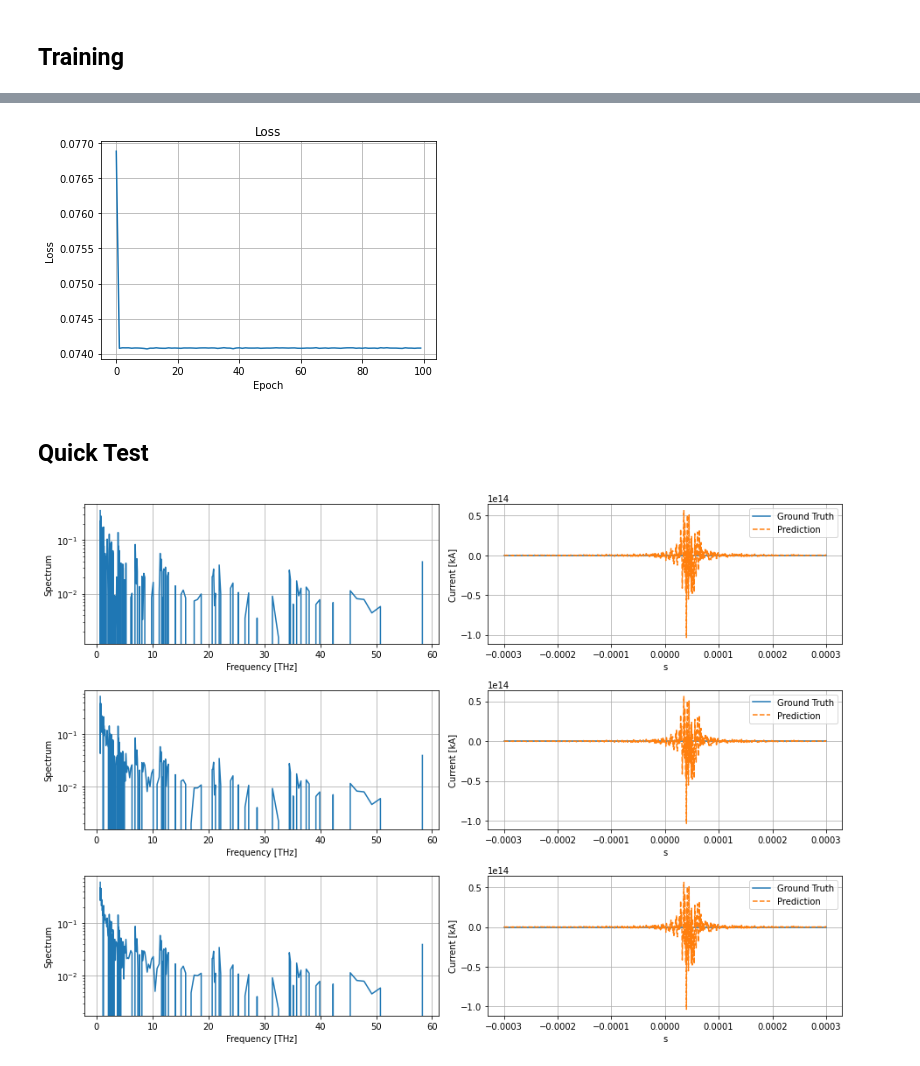
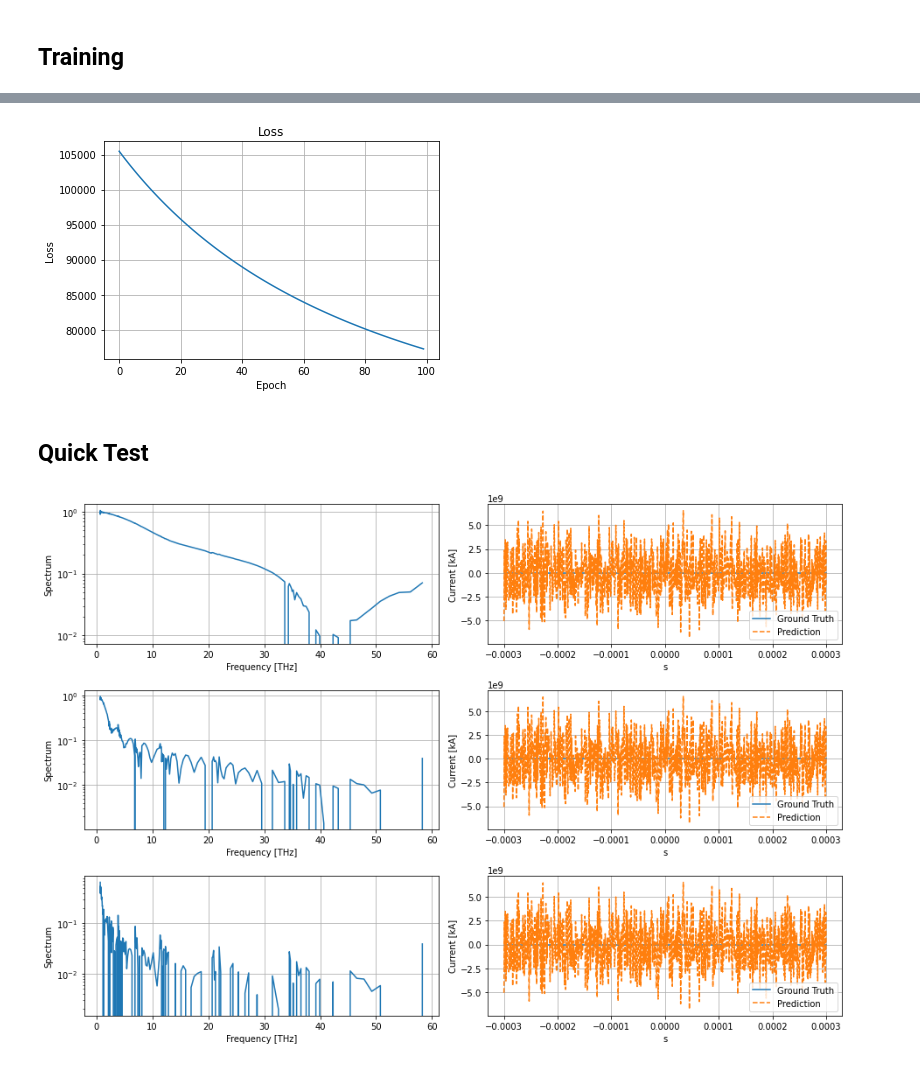
Before and after one commit to jank324/spectral-vd-euxfel, a Jupyter notebook: spectral_vd_keras.ipynb, the cells around one changed output, grey strips where cells are left out. Saved outputs shown, nothing was run; the diff lists cells and outputs as text; code cells hidden in the pictures.

```diff
--- a/spectral_vd_keras.ipynb
+++ b/spectral_vd_keras.ipynb
@@ -35,3 +33,6 @@ sample_indicies = [1, 42, 324]
+# %%
+# sample_indicies = [1, 42, 324]
+sample_indicies = np.random.randint(0, len(data), 3)
 # %%
 plt.figure(figsize=(13,3))
 
@@ -105,7 +106,7 @@ formfactor_scaler = MinMaxScaler()
 scaled_formfactors = formfactor_scaler.fit_transform(formfactors)
 
 current_scaler = MinMaxScaler()
-scaled_currents = current_scaler.fit_transform(currents)
+scaled_currents = currents # current_scaler.fit_transform(currents)
 # %%
 scaled_formfactors.min(), scaled_formfactors.max()
 # %% [output]
@@ -134,5 +130,5 @@ model.compile(optimizer="adam", loss="mse")
 # %% [markdown]
 ## Training
 # %%
-history = model.fit(shortened_formfactors, shortened_currents, epochs=100)
+history = model.fit(scaled_formfactors, scaled_currents, epochs=1000)
 # %% [output]
@@ -161,7 +158,7 @@ plt.ylabel("Loss")
 plt.grid()
 plt.show()
 # %% [output]
-[figure, old version]
+[figure, new version]
 # %% [markdown]
 ## Quick Test
 # %%
@@ -175,21 +172,21 @@ predictionsn = current_scaler.inverse_transform(predictions)
 # %%
 plt.figure(figsize=(13,9))
 for i in range(len(X)):
     plt.subplot(3, 2, 2*i+1)
     plt.plot(data[0]["frequencies"]*1e-12, X[i])
     plt.yscale("log")
     plt.xlabel("Frequency [THz]")
     plt.ylabel("Spectrum")
     plt.grid()
 
     plt.subplot(3, 2, 2*i+2)
     plt.plot(data[0]["s"], y[i]*1e-3, label="Ground Truth")
-    plt.plot(data[0]["s"], predictionsn[i]*1e-3, "--", label="Prediction")
+    plt.plot(data[0]["s"], predictions[i]*1e-3, "--", label="Prediction")
     plt.xlabel("s")
     plt.ylabel("Current [kA]")
     plt.legend()
     plt.grid()
 plt.tight_layout()
 plt.show()
 # %% [output]
-[figure, old version]
+[figure, new version]
```
Also changed, not shown: parts of 8 cells of this notebook, 5 other files.
